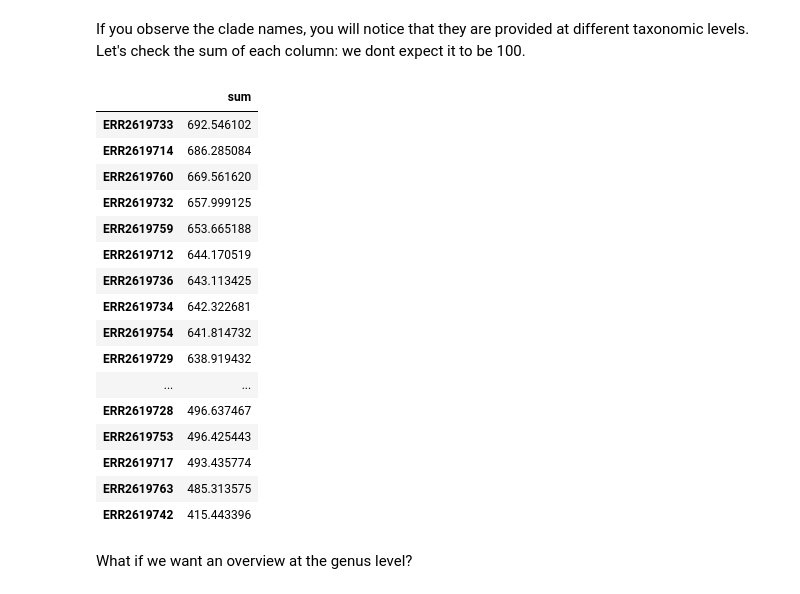
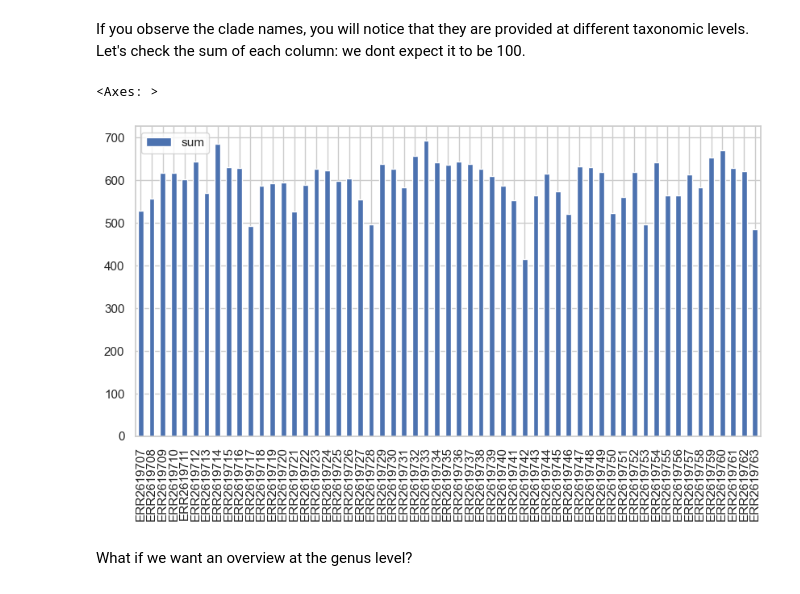
Before and after one commit to quadram-institute-bioscience/biobakery-2024, a Jupyter notebook: python-notebook/lokmer.ipynb, the cells around one changed output. Cells and saved outputs as stored; diff of their text form; code cells hidden in the pictures.

```diff
--- a/python-notebook/lokmer.ipynb
+++ b/python-notebook/lokmer.ipynb
@@ -148,25 +152,10 @@ If you observe the clade names, you will notice that they are provided at differ
 Let's check the sum of each column: we dont expect it to be 100.
 # %%
 # Print the sum of all columns
-mpaDf.sum().sort_values(ascending=False).to_frame().set_axis(['sum'], axis=1)
+mpaDf.sum().to_frame().set_axis(['sum'], axis=1).plot(kind='bar')
 # %% [output]
-|  | sum |
-| ERR2619733 | 692.546102 |
-| ERR2619714 | 686.285084 |
-| ERR2619760 | 669.561620 |
-| ERR2619732 | 657.999125 |
-| ERR2619759 | 653.665188 |
-| ERR2619712 | 644.170519 |
-| ERR2619736 | 643.113425 |
-| ERR2619734 | 642.322681 |
-| ERR2619754 | 641.814732 |
-| ERR2619729 | 638.919432 |
-| ... | ... |
-| ERR2619728 | 496.637467 |
-| ERR2619753 | 496.425443 |
-| ERR2619717 | 493.435774 |
-| ERR2619763 | 485.313575 |
-| ERR2619742 | 415.443396 |
+<Axes: >
+[figure, added]
 # %% [markdown]
 What if we want an overview at the genus level?
 # %%
```
Also changed, not shown: parts of 11 cells of this notebook.
